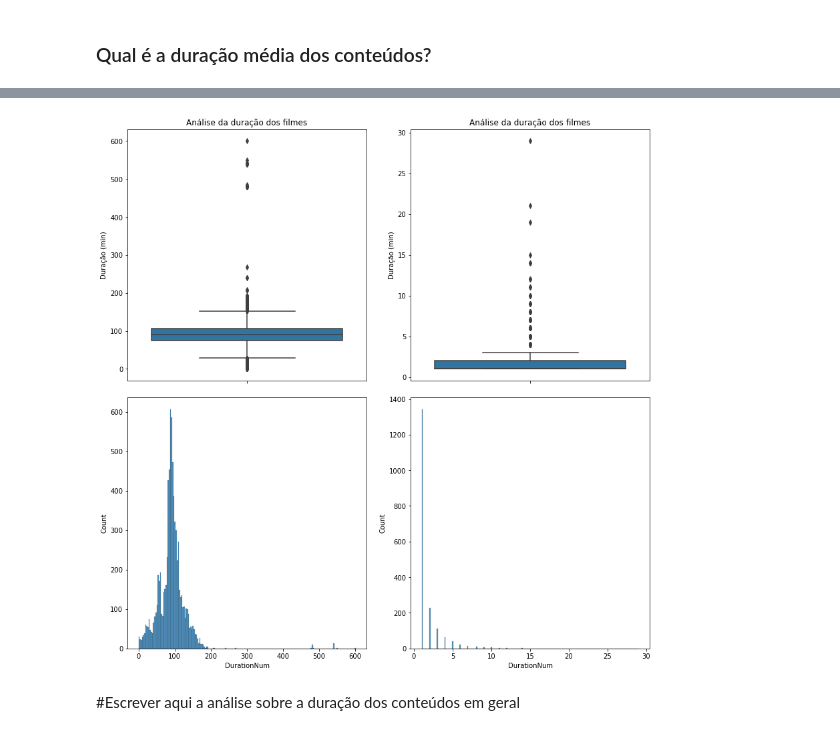
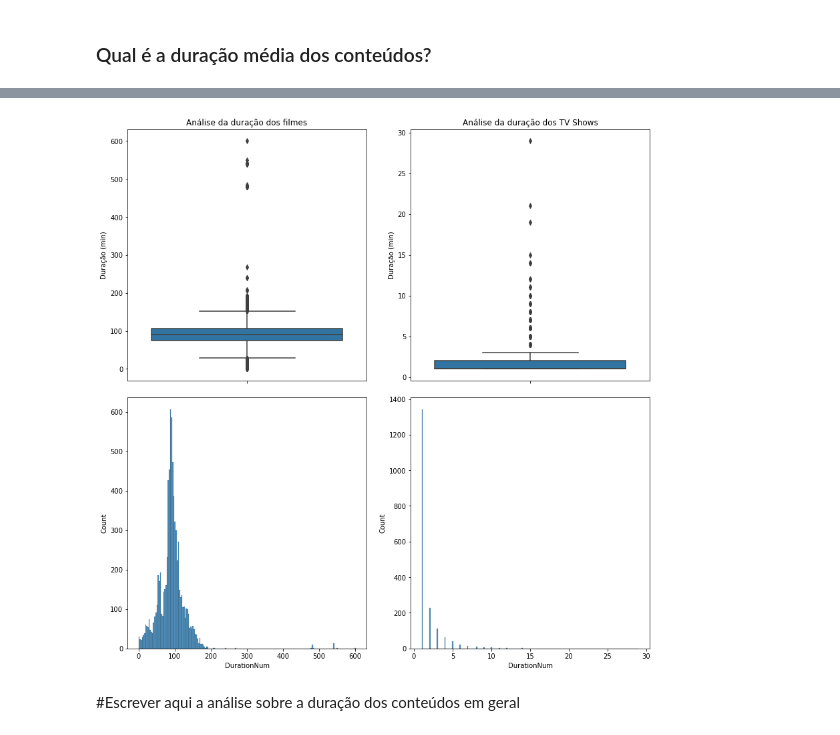
Before and after one commit to RodrigoSoares256/ExplanatoryAnalysis, a Jupyter notebook: AmazonCatalog.ipynb, the cells around one changed output, grey strips where cells are left out. Saved outputs shown, nothing was run; the diff lists cells and outputs as text; code cells hidden in the pictures.

```diff
--- a/AmazonCatalog.ipynb
+++ b/AmazonCatalog.ipynb
@@ -120,25 +132,25 @@ dfDuration
 # %%
 fig, ax = plt.subplots(ncols=2, nrows=2, figsize = (12,12))
 
 
 sns.boxplot(y = 'DurationNum', data = dfAnalysis[dfAnalysis['type'] == 'Movie'], ax=ax[0,0])
 ax[0,0].set_title('Análise da duração dos filmes')
 ax[0,0].set_ylabel("Duração (min)")
 
 sns.boxplot(y = 'DurationNum', data = dfAnalysis[dfAnalysis['type'] == 'TV Show'], ax=ax[0,1])
-ax[0,1].set_title('Análise da duração dos filmes')
+ax[0,1].set_title('Análise da duração dos TV Shows')
 ax[0,1].set_ylabel("Duração (min)")
 
-#sns.displot(dfAnalysis[dfAnalysis['type'] == 'Movie']['DurationNum'], ax=ax[1,0])
+
 sns.histplot(dfAnalysis[dfAnalysis['type'] == 'Movie']['DurationNum'], ax=ax[1,0])
 
 sns.histplot(dfAnalysis[dfAnalysis['type'] == 'TV Show']['DurationNum'], ax=ax[1,1])
 
 
 plt.tight_layout(pad=2)
 plt.show()
 # %% [output]
-[figure, old version]
+[figure, new version]
 # %% [markdown]
 #Escrever aqui a análise sobre a duração dos conteúdos em geral
 # %% [markdown]
```
Also changed, not shown: parts of 9 cells of this notebook.
